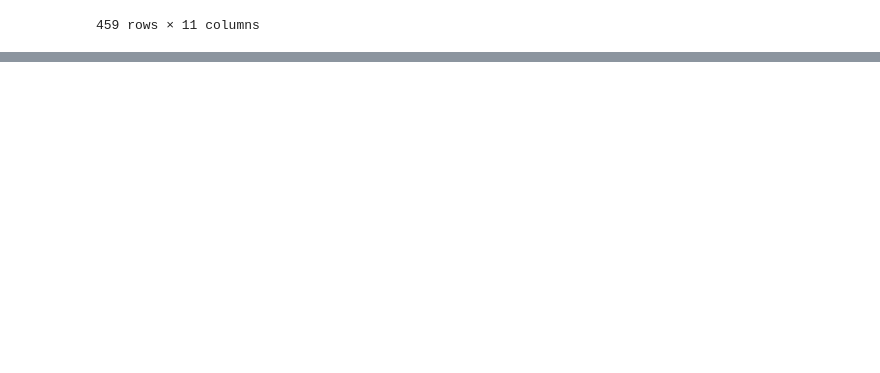
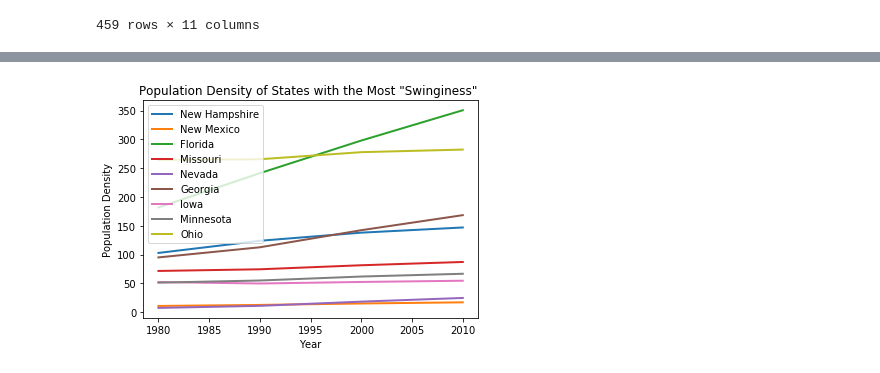
Before and after one commit to tinawong15/portends-greatness, a Jupyter notebook: new_elections.ipynb, the cells around one changed output, grey strips where cells are left out. Drawn from its saved outputs; the diff is of its cells as text; code cells hidden in the pictures; blank space fills up the shorter version.

```diff
--- a/new_elections.ipynb
+++ b/new_elections.ipynb
@@ -374,0 +369,5 @@ plt.show()
+# %%
+path = "portends-greatness/pop_density.csv"
+pop_density = pd.read_csv(path, skiprows=3)
+# pop_density = pop_density.drop([0, 9], axis=0)
+pop_density
@@ -374,0 +395,15 @@ plt.show()
+# %%
+years = [i for i in range(1980, 2011, 10)]
+random_swing_states = random.sample(last_swing_states, 9)
+plt.figure(1)
+for state in random_swing_states:
+    values = pop_density[pop_density['STATE_OR_REGION'] == state]["1980_DENSITY"].tolist() + pop_density[pop_density['STATE_OR_REGION'] == state]["1990_DENSITY"].tolist() + pop_density[pop_density['STATE_OR_REGION'] == state]["2000_DENSITY"].tolist() + pop_density[pop_density['STATE_OR_REGION'] == state]["2010_DENSITY"].tolist()
+    values = [float(i) for i in values]
+    plt.plot(years, values, linewidth=2, markersize=12)
+plt.title("""Population Density of States with the Most "Swinginess" """)
+plt.legend(random_swing_states)
+plt.xlabel('Year')
+plt.ylabel('Population Density')
+plt.show()
+# %% [output]
+[figure, added]
```
Also changed, not shown: parts of 8 cells of this notebook.
